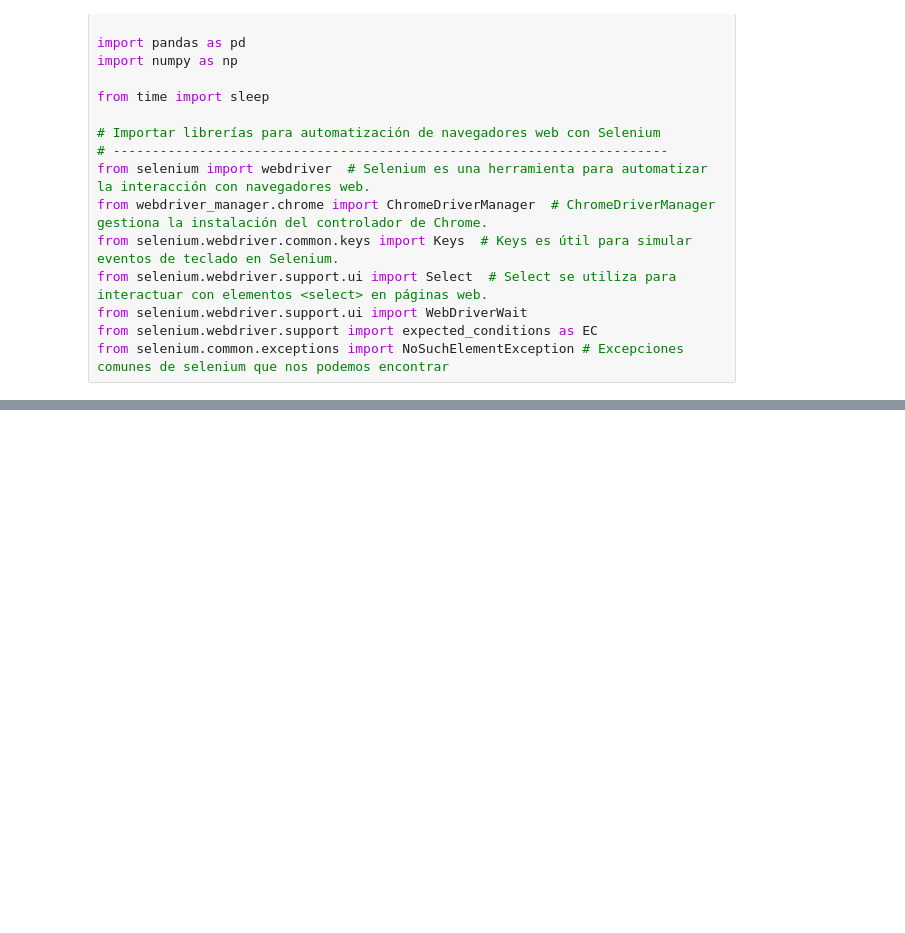
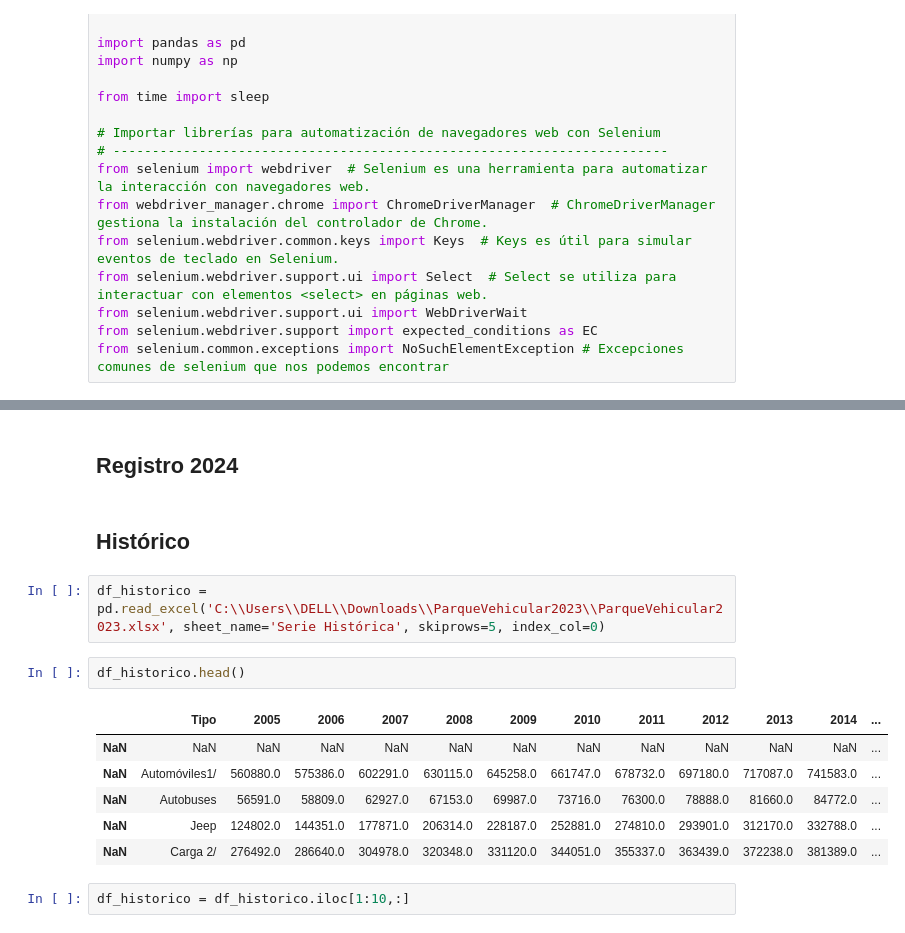
Before and after one commit to ngcarvajall/Accidentes_mortales_RD, a Jupyter notebook: Notebooks/Parque_vehicular.ipynb, the cells around one changed output, grey strips where cells are left out. Saved outputs shown, nothing was run; the diff lists cells and outputs as text; blank space fills up the shorter version.

```diff
--- a/Notebooks/Parque_vehicular.ipynb
+++ b/Notebooks/Parque_vehicular.ipynb
@@ -70,0 +95,17 @@ df
+# %% [markdown]
+## Registro 2024
+# %% [markdown]
+## Histórico
+# %%
+df_historico = pd.read_excel('C:\\Users\\DELL\\Downloads\\ParqueVehicular2023\\ParqueVehicular2023.xlsx', sheet_name='Serie Histórica', skiprows=5, index_col=0)
+# %%
+df_historico.head()
+# %% [output]
+|  | Tipo | 2005 | 2006 | 2007 | 2008 | 2009 | 2010 | 2011 | 2012 | 2013 | 2014 | ... |
+| NaN | NaN | NaN | NaN | NaN | NaN | NaN | NaN | NaN | NaN | NaN | NaN | ... |
+| NaN | Automóviles1/ | 560880.0 | 575386.0 | 602291.0 | 630115.0 | 645258.0 | 661747.0 | 678732.0 | 697180.0 | 717087.0 | 741583.0 | ... |
+| NaN | Autobuses | 56591.0 | 58809.0 | 62927.0 | 67153.0 | 69987.0 | 73716.0 | 76300.0 | 78888.0 | 81660.0 | 84772.0 | ... |
+| NaN | Jeep | 124802.0 | 144351.0 | 177871.0 | 206314.0 | 228187.0 | 252881.0 | 274810.0 | 293901.0 | 312170.0 | 332788.0 | ... |
+| NaN | Carga 2/ | 276492.0 | 286640.0 | 304978.0 | 320348.0 | 331120.0 | 344051.0 | 355337.0 | 363439.0 | 372238.0 | 381389.0 | ... |
+# %%
+df_historico = df_historico.iloc[1:10,:]
```
Also changed, not shown: parts of 21 cells of this notebook, 2 other files.
